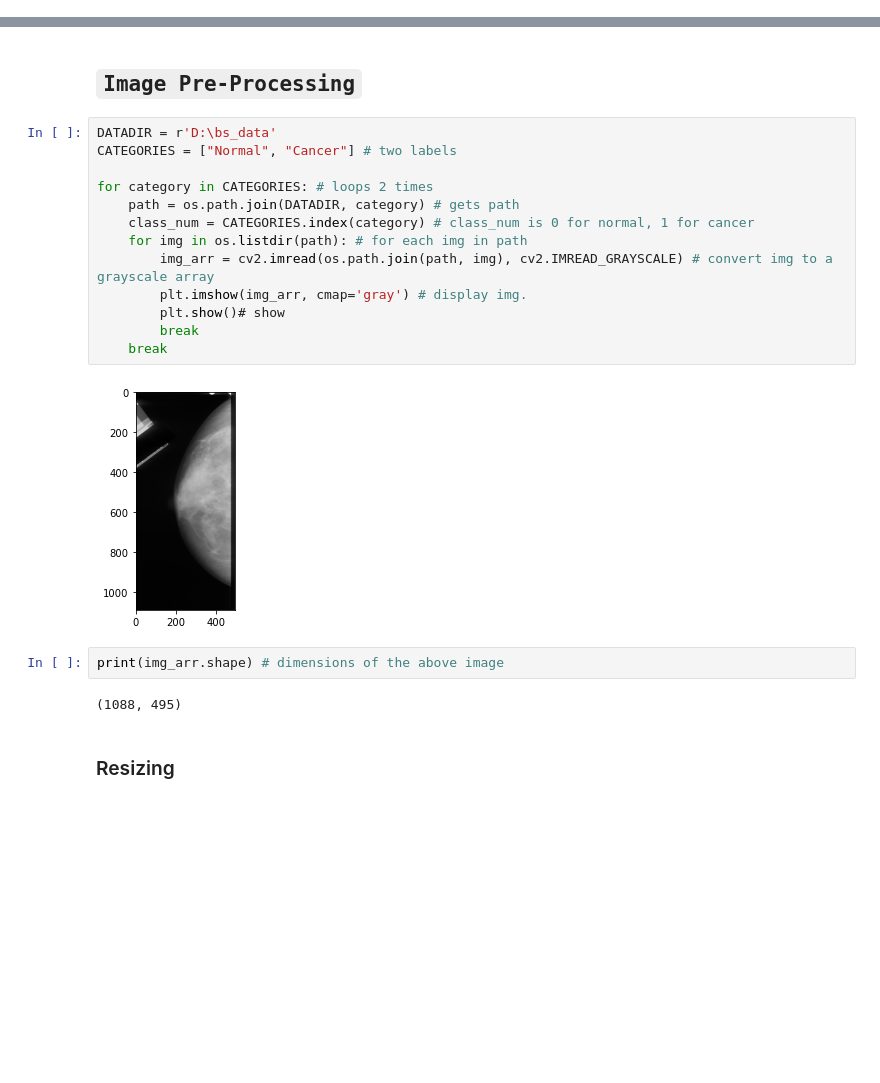
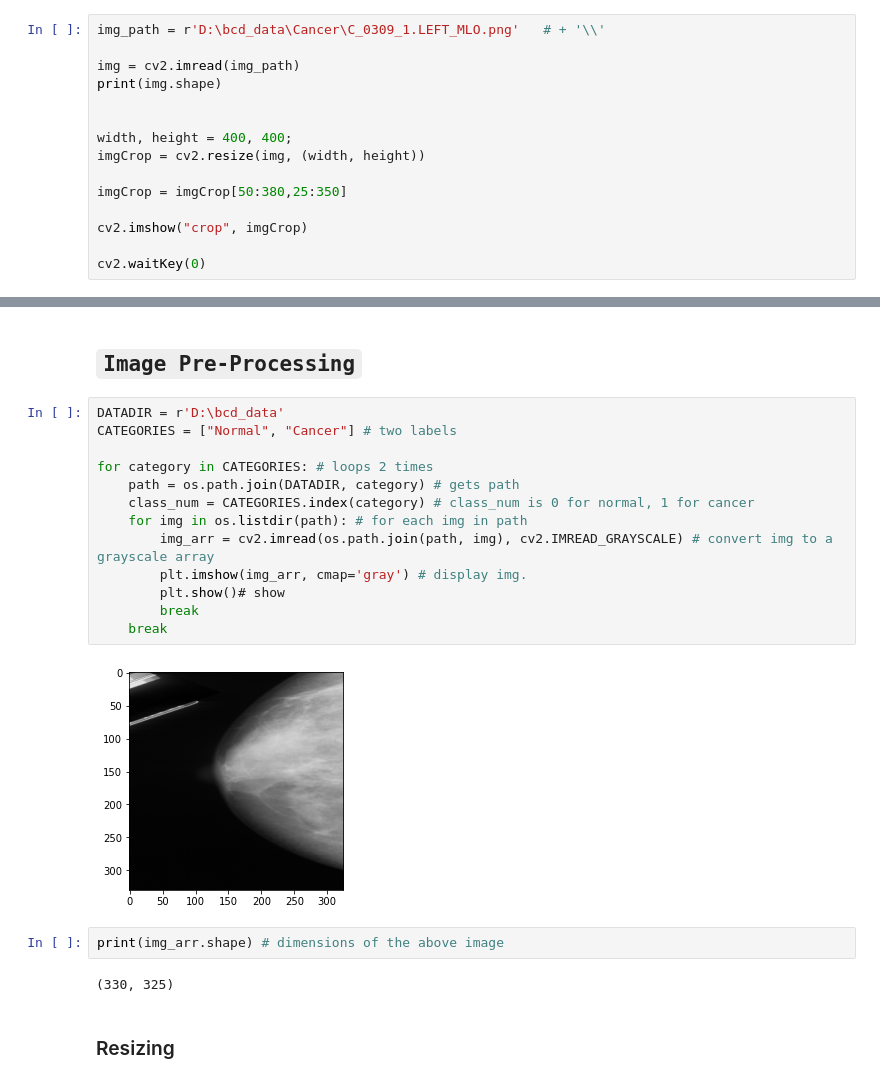
Before and after one commit to Ammar-Raneez/ONCO, a Jupyter notebook: File Processing and Saving.ipynb, the cells around one changed output, grey strips where cells are left out. Saved outputs shown, nothing was run; the diff lists cells and outputs as text; blank space fills up the shorter version.

Commit message:
added code to crop images and added GPU optimizations.

```diff
--- a/File Processing and Saving.ipynb
+++ b/File Processing and Saving.ipynb
@@ -10,0 +13,15 @@ import cv2
+# %%
+img_path = r'D:\bcd_data\Cancer\C_0309_1.LEFT_MLO.png'   # + '\\'
+
+img = cv2.imread(img_path)
+print(img.shape)
+
+
+width, height = 400, 400;
+imgCrop = cv2.resize(img, (width, height))
+
+imgCrop = imgCrop[50:380,25:350]
+
+cv2.imshow("crop", imgCrop)
+
+cv2.waitKey(0)
@@ -35,24 +97,24 @@ import cv2
 # %% [markdown]
 ## `Image Pre-Processing`
 # %%
-DATADIR = r'D:\bs_data'
+DATADIR = r'D:\bcd_data'
 CATEGORIES = ["Normal", "Cancer"] # two labels
 
 for category in CATEGORIES: # loops 2 times
     path = os.path.join(DATADIR, category) # gets path
     class_num = CATEGORIES.index(category) # class_num is 0 for normal, 1 for cancer
     for img in os.listdir(path): # for each img in path
         img_arr = cv2.imread(os.path.join(path, img), cv2.IMREAD_GRAYSCALE) # convert img to a grayscale array
         plt.imshow(img_arr, cmap='gray') # display img.
         plt.show()# show
         break
     break
 # %% [output]
-[figure, old version]
+[figure, new version]
 # %%
 print(img_arr.shape) # dimensions of the above image
 # %% [output]
-(1088, 495)
+(330, 325)
 # %% [markdown]
 ### Resizing
 # %%
```
Also changed, not shown: parts of 6 cells of this notebook, 3 other files.
